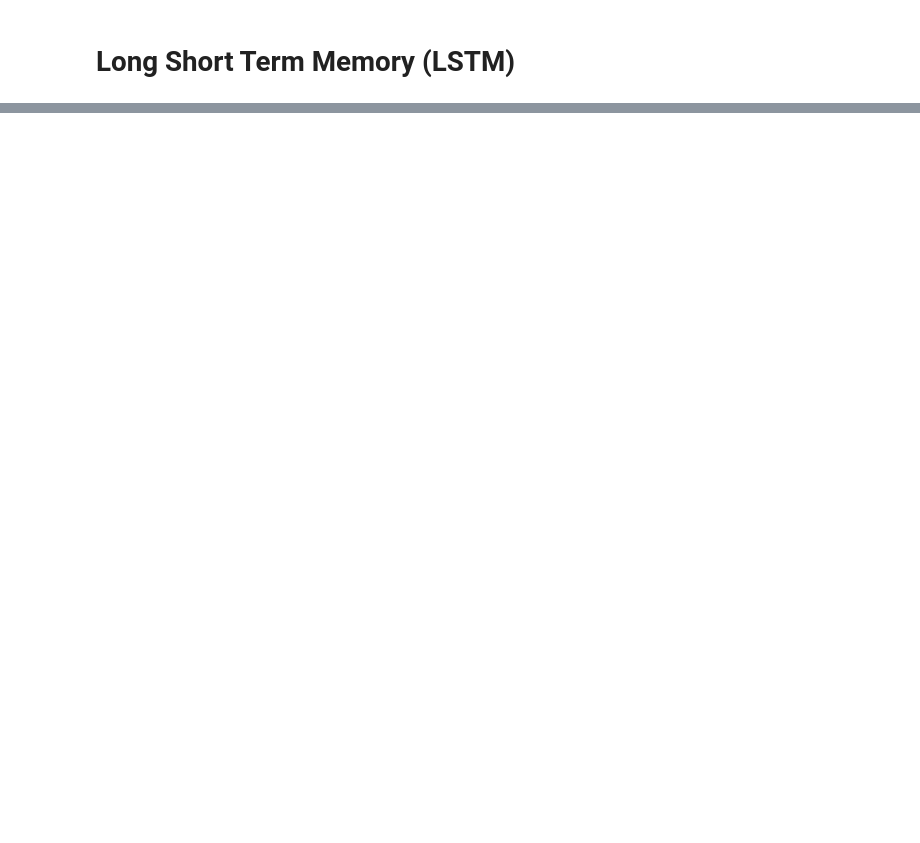
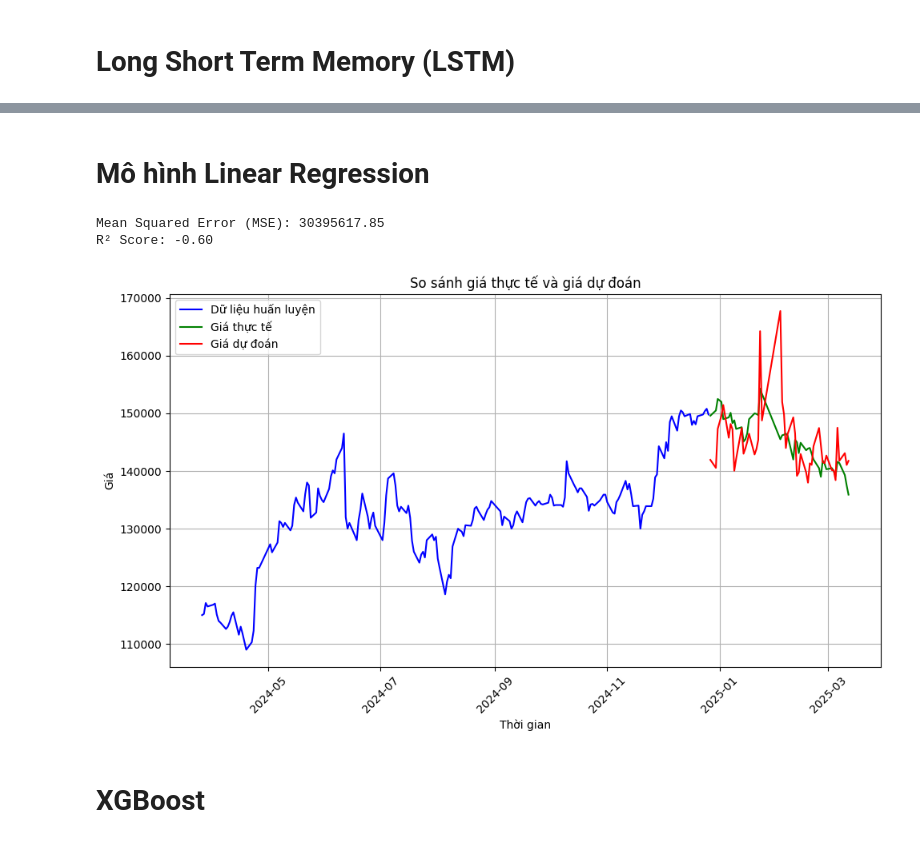
Before and after one commit to quanquan1406/Data_Explorer_2025, a Jupyter notebook: Train_model_FPT.ipynb, the cells around one changed output, grey strips where cells are left out. Saved outputs shown, nothing was run; the diff lists cells and outputs as text; code cells hidden in the pictures; blank space fills up the shorter version.

Commit message:
Linear and XGBoost model save

```diff
--- a/Train_model_FPT.ipynb
+++ b/Train_model_FPT.ipynb
@@ -188,0 +217,2 @@ R²   (R-squared): 0.4498
+# %% [markdown]
+# Mô hình Linear Regression
@@ -188,0 +243,44 @@ R²   (R-squared): 0.4498
+# %%
+# --- Chuẩn hóa dữ liệu ---
+scaler = StandardScaler()
+X_train = scaler.fit_transform(X_train_raw)
+X_test = scaler.transform(X_test_raw)
+# %%
+# --- Xây mô hình ---
+model = LinearRegression()
+model.fit(X_train, y_train)
+
+# --- Dự đoán ---
+y_pred = model.predict(X_test)
+
+# --- Đánh giá mô hình ---
+mse = mean_squared_error(y_test, y_pred)
+r2 = r2_score(y_test, y_pred)
+
+print(f"Mean Squared Error (MSE): {mse:.2f}")
+print(f"R² Score: {r2:.2f}")
+# %% [output]
+Mean Squared Error (MSE): 30395617.85
+R² Score: -0.60
+# %%
+# Tạo DataFrame để dễ thao tác và sắp xếp
+train_df = pd.DataFrame({'Giá huấn luyện': y_train}, index=train_index).sort_index()
+test_df = pd.DataFrame({'Giá thực tế': y_test, 'Giá dự đoán': y_pred}, index=test_index).sort_index()
+# %%
+plt.figure(figsize=(10, 6))
+plt.plot(train_df.index, train_df['Giá huấn luyện'], label='Dữ liệu huấn luyện', color='blue')
+plt.plot(test_df.index, test_df['Giá thực tế'], label='Giá thực tế', color='green')
+plt.plot(test_df.index, test_df['Giá dự đoán'], label='Giá dự đoán', color='red')
+
+plt.legend()
+plt.title('So sánh giá thực tế và giá dự đoán')
+plt.xlabel('Thời gian')
+plt.ylabel('Giá')
+plt.grid(True)
+plt.xticks(rotation=45)  # Xoay nhãn thời gian cho dễ đọc
+plt.tight_layout()
+plt.show()
+# %% [output]
+[figure, added]
+# %% [markdown]
+# XGBoost
```
Also changed, not shown: parts of 19 cells of this notebook, 2 other files.
